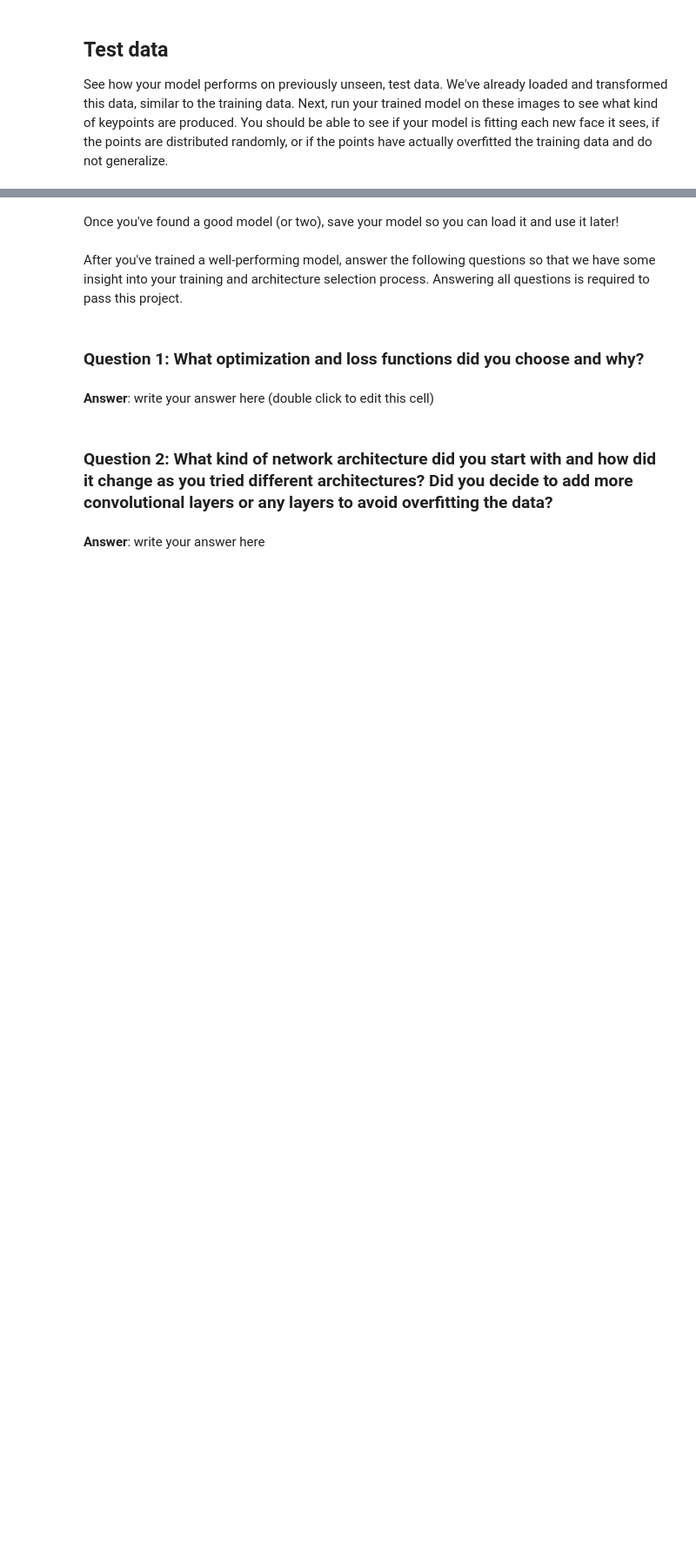
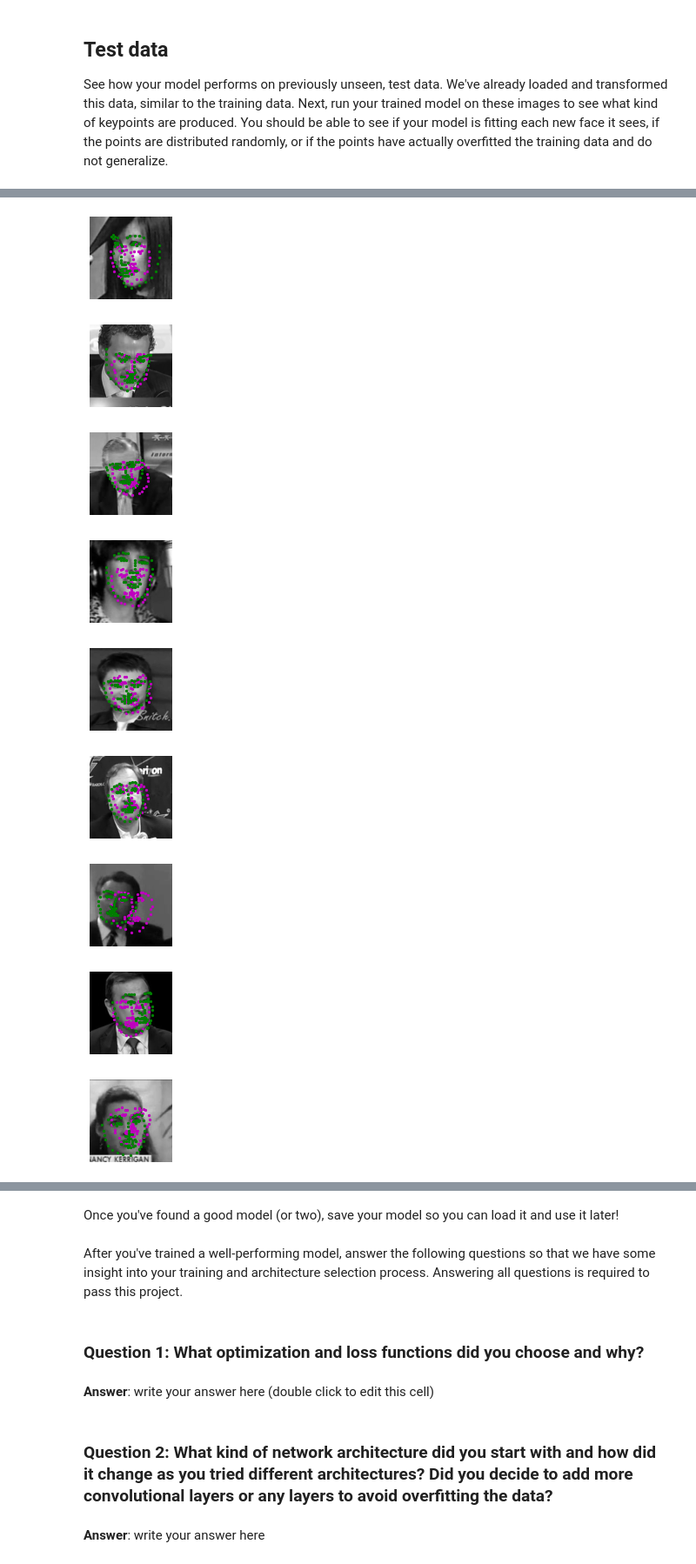
Before and after one commit to ken-power/CVND-FacialKeypointDetection, a Jupyter notebook: 2. Define the Network Architecture.ipynb, the cells around one changed output, grey strips where cells are left out. Shown at 87% size. Drawn from its saved outputs; the diff is of its cells as text; code cells hidden in the pictures; blank space fills up the shorter version.

Commit message:
Trained the network for 1 Epoch and tested the model on some previously unseen test data

```diff
--- a/2. Define the Network Architecture.ipynb
+++ b/2. Define the Network Architecture.ipynb
@@ -404,5 +427,13 @@ print(gt_pts.size())
 # %%
-## TODO: visualize your test output
-# you can use the same function as before, by un-commenting the line below:
-
-# visualize_output(test_images, test_outputs, gt_pts)
+# visualize your test output
+visualize_output(test_images, test_outputs, gt_pts)
+# %% [output]
+[figure, added]
+[figure, added]
+[figure, added]
+[figure, added]
+[figure, added]
+[figure, added]
+[figure, added]
+[figure, added]
+[figure, added]
```
Also changed, not shown: parts of 6 cells of this notebook.
